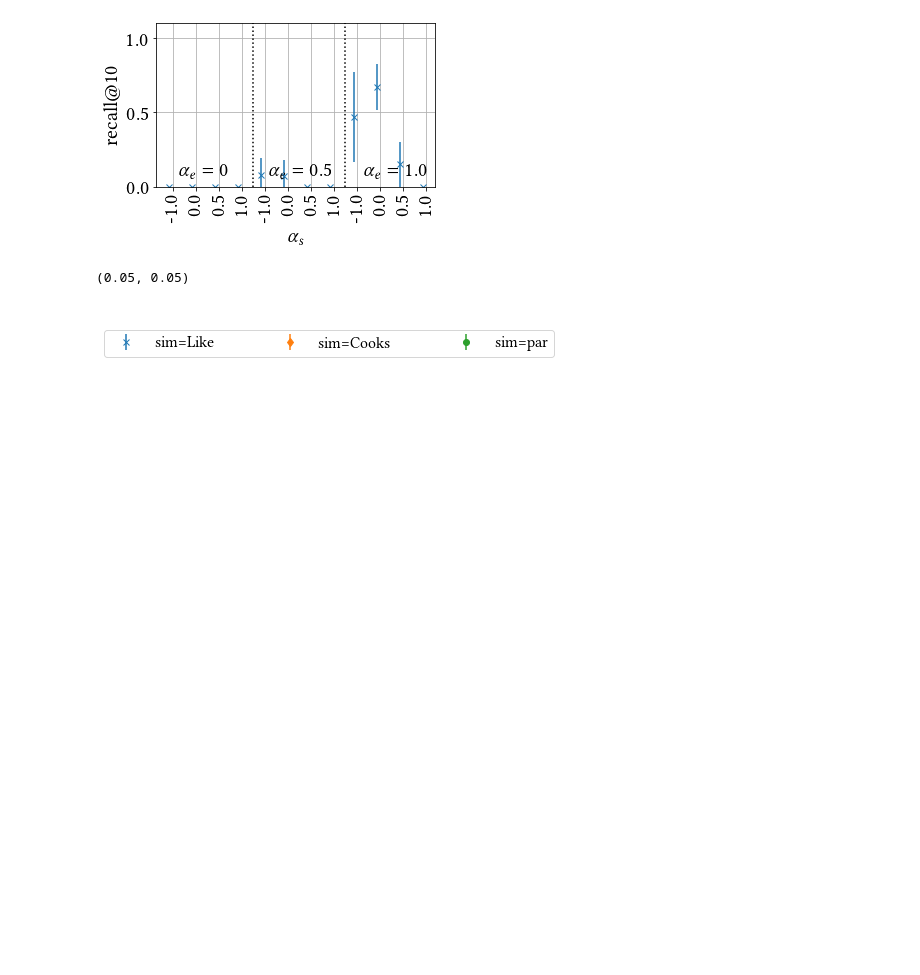
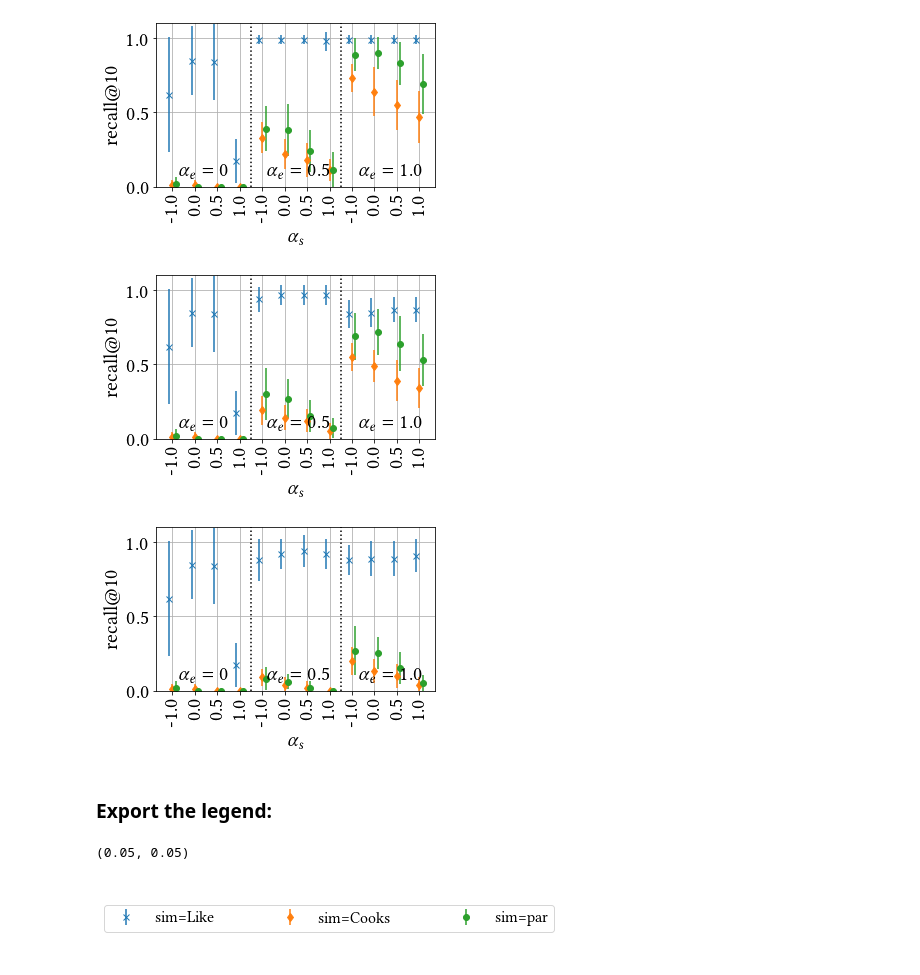
Before and after one commit to Feelx234/pyRDMM, a Jupyter notebook: scripts/export_eval_results.ipynb, the cells around one changed output. Drawn from its saved outputs; the diff is of its cells as text; code cells hidden in the pictures; blank space fills up the shorter version.

```diff
--- a/scripts/export_eval_results.ipynb
+++ b/scripts/export_eval_results.ipynb
@@ -42,9 +50,4 @@ matplotlib.rcParams.update(rc_fonts)
 # %%
-model_class=Path('regression')
-#model_class=Path('transition')
-model_class=Path('cov')
-#strategy = "mine_pair"
-strategy = "exhaustive"
 if str(model_class)=="regression":
     num_dataframes = 10
     num_parameters = 36
@@ -55,6 +58,3 @@ elif str(model_class)=="cov":
     num_parameters = 36
     num_quality_pairs = 1
     experiment_name = strategy+"5_results"
-
-#experiment_name="mine_pair5_results"
-#experiment_name="exhaustive_results"
@@ -169,7 +167,6 @@ elif str(model_class)=="cov":
 import matplotlib.pyplot as plt
 show_reg=True
 
-ex_selection="Like"
 if show_reg:
     for ex_selection in ex_selections:
         fig, axs = plt.subplots(1, 1)
@@ -184,32 +181,36 @@ if show_reg:
 
                 labels.append(tuple(m.Index))
                 values.append(getattr(m,sim_name))
                 stds.append(getattr(std,sim_name))
             x = np.arange(len(labels))
             fmt = {"Like":"x", "Cooks":"d", "par":"o", "Norm1":"x"}[sim_name]
             plt.errorbar(x+dx, values, yerr=stds, fmt=fmt, label="sim="+sim_name)
 
         plt.ylim(0,1.1)
         xlabels=[l[1] for l in labels]
         plt.xticks(x, xlabels, rotation='vertical')
         plt.axvline(3.5,color='k',linestyle=':')
         plt.axvline(7.5,color='k',linestyle=':')
         plt.text(0.3,0.08, r"$\alpha_e=0$", fontsize=20)
         plt.text(4.2,0.08, r"$\alpha_e=0.5$", fontsize=20)
         plt.text(8.3,0.08, r"$\alpha_e=1.0$", fontsize=20)
         #plt.legend(loc=5)
         plt.grid()
         if experiment_name.startswith("exhaustive"):
             plt.ylabel("recall@10", fontsize=20)
         else:
             plt.gca().tick_params(labelleft=False)
         plt.xlabel(r"$\alpha_s$", fontsize=20)
 
         abbr = str(model_class)[:3]
 
         plt.savefig(pre_folder/Path('matplotlib_images')/f'synthetic-{abbr}-top10-{experiment_name}-ex-{ex_selection}.pdf',bbox_inches = 'tight')
         plt.savefig(pre_folder/Path('matplotlib_images')/f'synthetic-{abbr}-top10-{experiment_name}-ex-{ex_selection}.png',bbox_inches = 'tight')
         plt.show()
 # %% [output]
-[figure, old version]
+[figure, new version]
+[figure, added]
+[figure, added]
+# %% [markdown]
+### Export the legend:
 # %%
```
Also changed, not shown: parts of 26 cells of this notebook, 10 other files.
